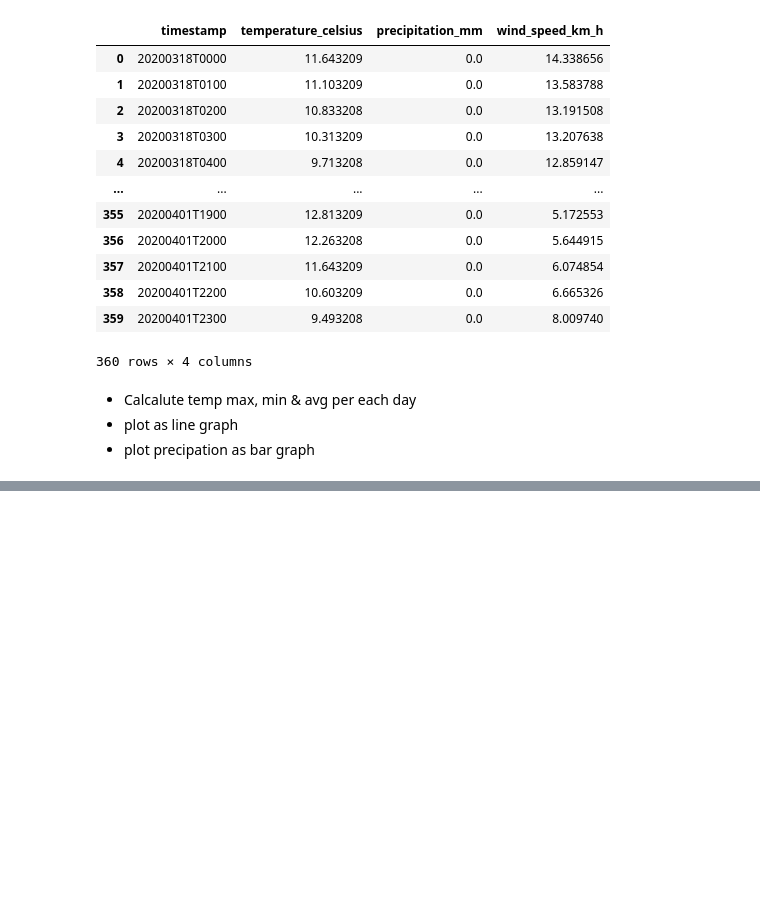
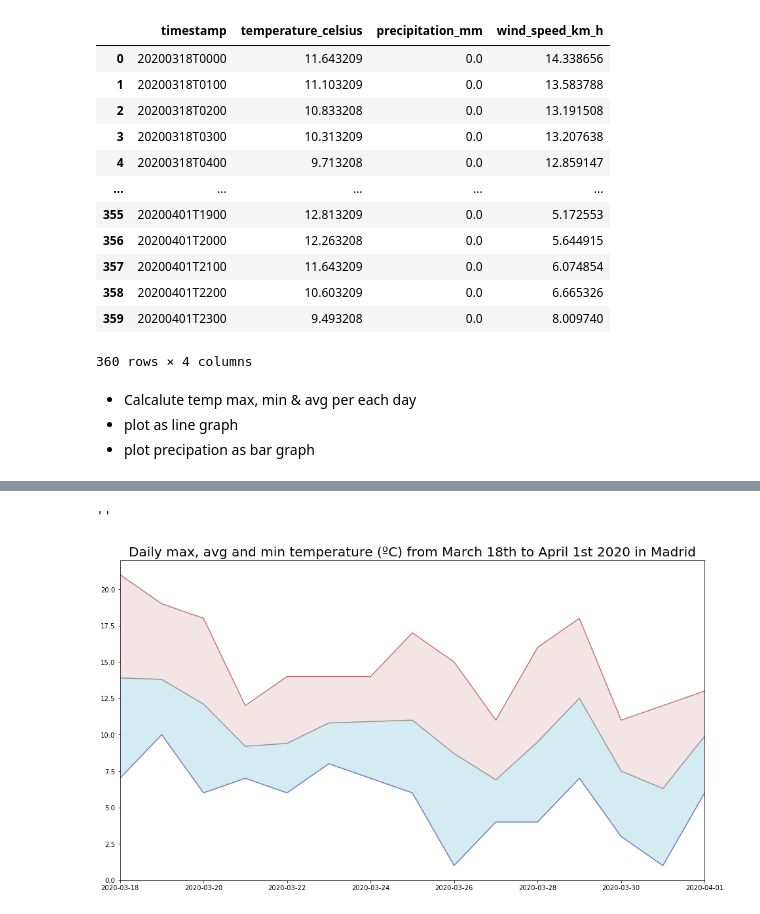
Before and after one commit to ivanlopezlobato/training, a Jupyter notebook: 05_crash_course/plotting_temperature_data.ipynb, the cells around one changed output, grey strips where cells are left out. Saved outputs shown, nothing was run; the diff lists cells and outputs as text; code cells hidden in the pictures; blank space fills up the shorter version.

```diff
--- a/05_crash_course/plotting_temperature_data.ipynb
+++ b/05_crash_course/plotting_temperature_data.ipynb
@@ -30,0 +116,13 @@ madrid.head(365)
+# %%
+# generate new dataframe with the needed values
+
+madrid_daily_t =((madrid.groupby(["date"])[["temp"]]      # group by date to have temperature single daily value
+                        .agg([np.mean, np.max, np.min]))  # get the aggregated mean, max, min
+                        ["temp"]                          # remove unconfortable double column names
+                        .rename(columns={"mean":"avg_t",  # rename columns names
+                                         "amax":"max_t",
+                                         "amin":"min_t"})
+                        .round(1)                         # round every value with only one decimal
+                        .rename_axis(None))               # remove the index name
+
+madrid_daily_t
@@ -30,0 +146,21 @@ madrid.head(365)
+# %%
+
+fig, ax = plt.subplots(figsize=(16,9))
+ax = madrid_daily_t["avg_t"].plot.line(c="grey", alpha=0.8)
+ax = madrid_daily_t["max_t"].plot.line(c="darkred", alpha=0.5)
+ax = madrid_daily_t["min_t"].plot.line(c="darkblue", alpha=0.5)
+plt.fill_between(madrid_daily_t.index,
+                 madrid_daily_t["max_t"],
+                 madrid_daily_t["avg_t"],
+                 facecolor = "darkred",
+                 alpha = 0.1)
+plt.fill_between(madrid_daily_t.index,
+                 madrid_daily_t["avg_t"],
+                 madrid_daily_t["min_t"],
+                 facecolor = "lightblue",
+                 alpha = 0.5)
+plt.title("Daily max, avg and min temperature (ºC) from March 18th to April 1st 2020 in Madrid", fontsize = 20)
+;
+# %% [output]
+''
+[figure, added]
```
Also changed, not shown: parts of 9 cells of this notebook.
